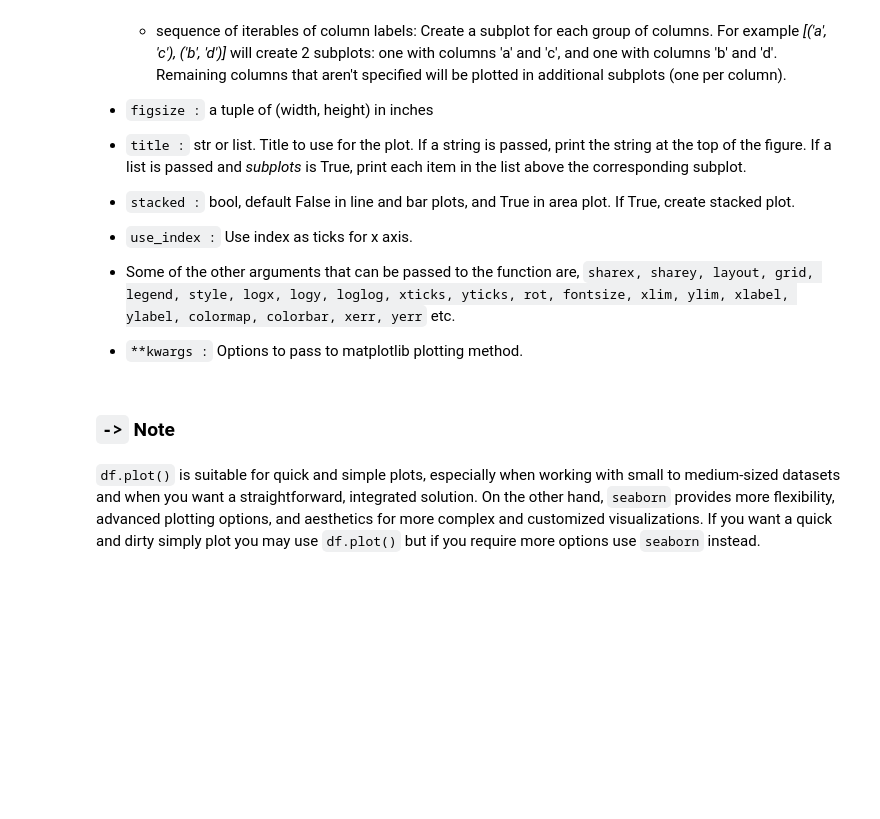
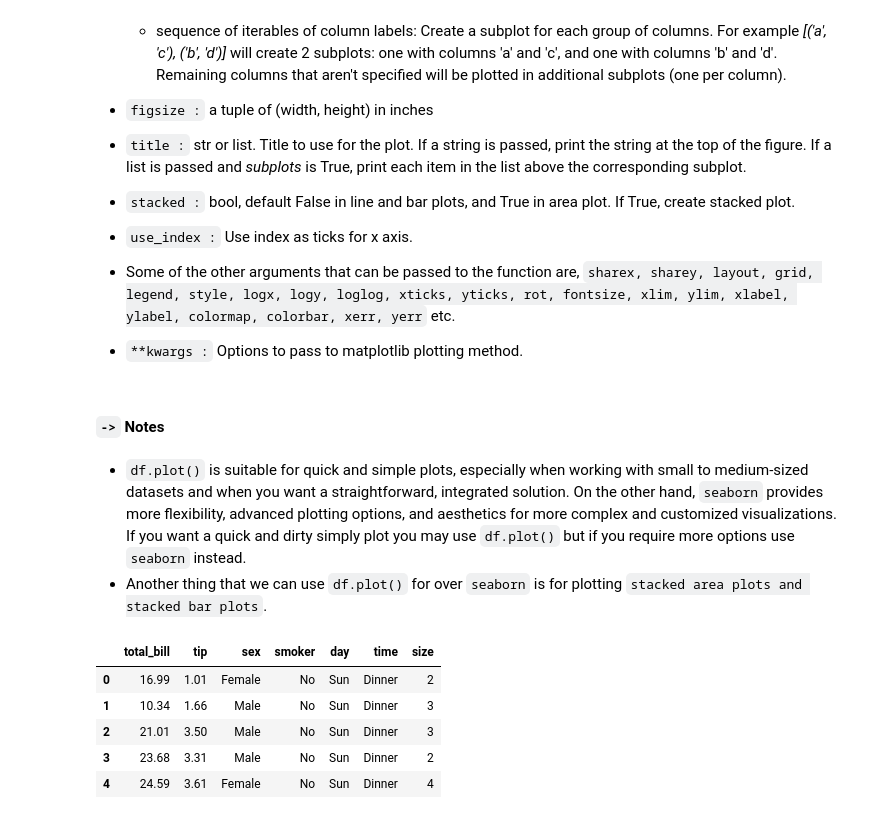
Before and after one commit to AindreaAjax/ML_Introduction, a Jupyter notebook: Pandas/05_Plotting.ipynb, the cells around one changed output. Cells and saved outputs as stored; diff of their text form; code cells hidden in the pictures; blank space fills up the shorter version.

```diff
--- a/Pandas/05_Plotting.ipynb
+++ b/Pandas/05_Plotting.ipynb
@@ -42,6 +42,7 @@ import seaborn as sns
  - Some of the other arguments that can be passed to the function are, ``sharex, sharey, layout, grid, legend, style, logx, logy, loglog, xticks, yticks, rot, fontsize, xlim, ylim, xlabel, ylabel, colormap, colorbar, xerr, yerr`` etc.
  - ``**kwargs :`` Options to pass to matplotlib plotting method.
 # %% [markdown]
-### `->` Note
+#### `->` Notes
 # %% [markdown]
-`df.plot()` is suitable for quick and simple plots, especially when working with small to medium-sized datasets and when you want a straightforward, integrated solution. On the other hand, `seaborn` provides more flexibility, advanced plotting options, and aesthetics for more complex and customized visualizations. If you want a quick and dirty simply plot you may use `df.plot()` but if you require more options use `seaborn` instead.
+- `df.plot()` is suitable for quick and simple plots, especially when working with small to medium-sized datasets and when you want a straightforward, integrated solution. On the other hand, `seaborn` provides more flexibility, advanced plotting options, and aesthetics for more complex and customized visualizations. If you want a quick and dirty simply plot you may use `df.plot()` but if you require more options use `seaborn` instead.
+- Another thing that we can use `df.plot()` for over `seaborn` is for plotting `stacked area plots and stacked bar plots`.
@@ -47,0 +51,9 @@ import seaborn as sns
+# %%
+df_tips.head()
+# %% [output]
+|  | total_bill | tip | sex | smoker | day | time | size |
+| 0 | 16.99 | 1.01 | Female | No | Sun | Dinner | 2 |
+| 1 | 10.34 | 1.66 | Male | No | Sun | Dinner | 3 |
+| 2 | 21.01 | 3.50 | Male | No | Sun | Dinner | 3 |
+| 3 | 23.68 | 3.31 | Male | No | Sun | Dinner | 2 |
+| 4 | 24.59 | 3.61 | Female | No | Sun | Dinner | 4 |
```
Also changed, not shown: parts of 8 cells of this notebook.
